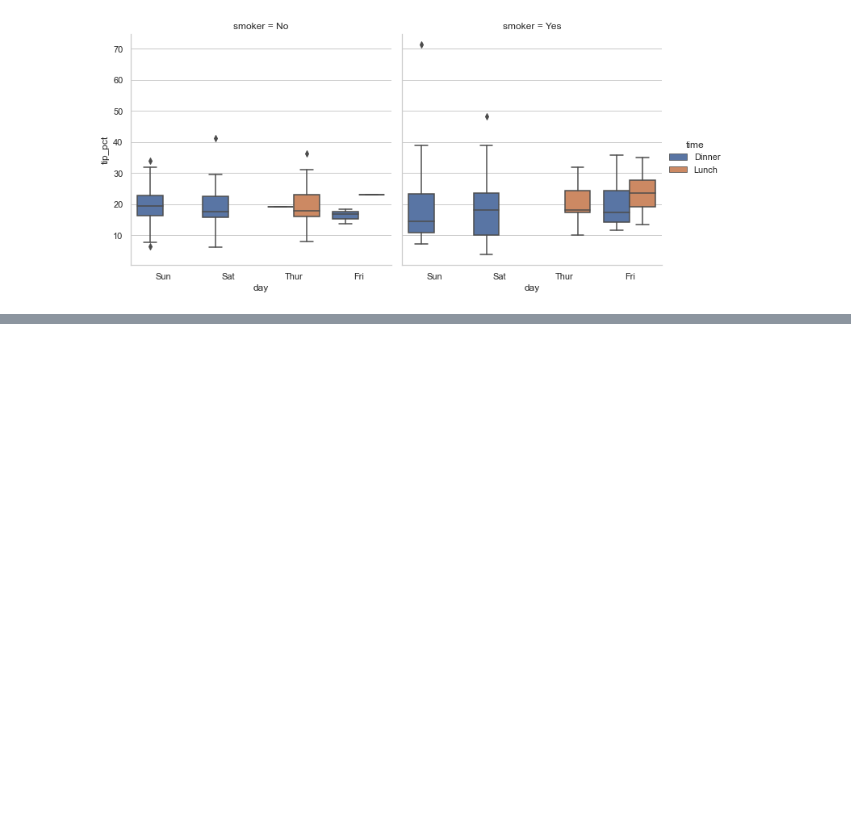
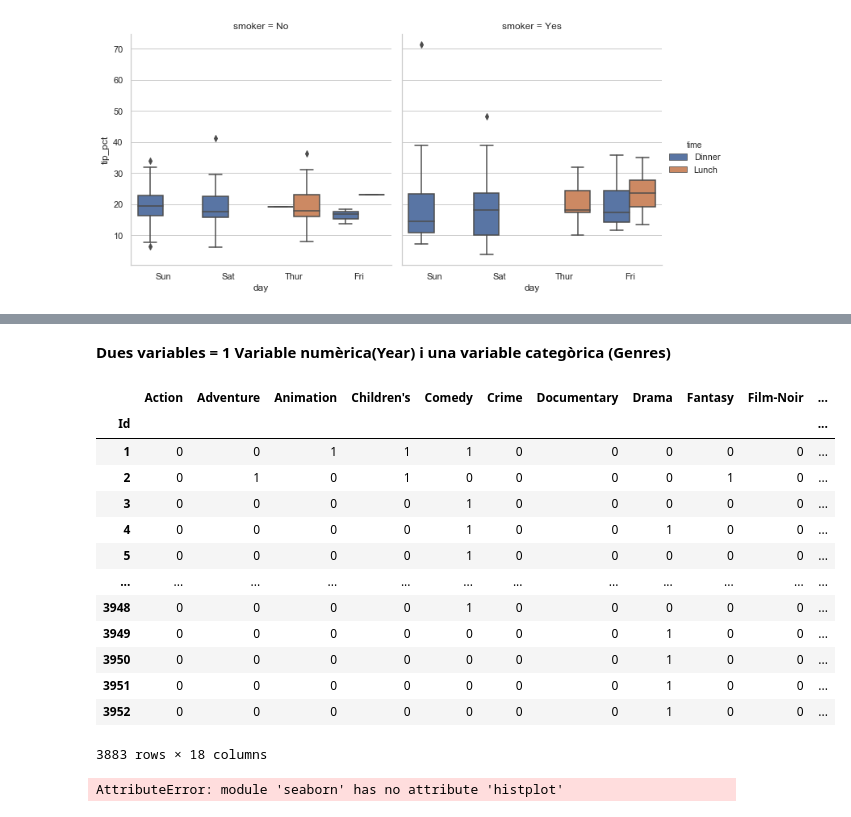
Before and after one commit to Dapina28/Visualitzaci-gr-fica-de-M-ltiples-variables, a Jupyter notebook: S03 T02 Visualitzacio grafica de Multiples variables.ipynb, the cells around one changed output, grey strips where cells are left out. Drawn from its saved outputs; the diff is of its cells as text; code cells hidden in the pictures; blank space fills up the shorter version.

```diff
--- a/S03 T02 Visualitzacio grafica de Multiples variables.ipynb
+++ b/S03 T02 Visualitzacio grafica de Multiples variables.ipynb
@@ -204,0 +300,20 @@ ParserError: Expected 1 fields in line 1321, saw 3. Error could possibly be due
+# %% [markdown]
+**Dues variables = 1 Variable numèrica(Year) i una variable categòrica (Genres)**
+# %%
+dummies = movies['Genres'].str.get_dummies()
+dummies
+# %% [output]
+|  | Action | Adventure | Animation | Children's | Comedy | Crime | Documentary | Drama | Fantasy | Film-Noir | ... |
+| Id |  |  |  |  |  |  |  |  |  |  | ... |
+| 1 | 0 | 0 | 1 | 1 | 1 | 0 | 0 | 0 | 0 | 0 | ... |
+| 2 | 0 | 1 | 0 | 1 | 0 | 0 | 0 | 0 | 1 | 0 | ... |
+| 3 | 0 | 0 | 0 | 0 | 1 | 0 | 0 | 0 | 0 | 0 | ... |
+| 4 | 0 | 0 | 0 | 0 | 1 | 0 | 0 | 1 | 0 | 0 | ... |
+| 5 | 0 | 0 | 0 | 0 | 1 | 0 | 0 | 0 | 0 | 0 | ... |
+| ... | ... | ... | ... | ... | ... | ... | ... | ... | ... | ... | ... |
+| 3948 | 0 | 0 | 0 | 0 | 1 | 0 | 0 | 0 | 0 | 0 | ... |
+| 3949 | 0 | 0 | 0 | 0 | 0 | 0 | 0 | 1 | 0 | 0 | ... |
+| 3950 | 0 | 0 | 0 | 0 | 0 | 0 | 0 | 1 | 0 | 0 | ... |
+| 3951 | 0 | 0 | 0 | 0 | 0 | 0 | 0 | 1 | 0 | 0 | ... |
+| 3952 | 0 | 0 | 0 | 0 | 0 | 0 | 0 | 1 | 0 | 0 | ... |
+3883 rows × 18 columns
@@ -204,0 +324,4 @@ ParserError: Expected 1 fields in line 1321, saw 3. Error could possibly be due
+# %%
+sns.histplot(movies, x="Year", hue="Genre")
+# %% [output]
+AttributeError: module 'seaborn' has no attribute 'histplot'
```
Also changed, not shown: parts of 23 cells of this notebook.
